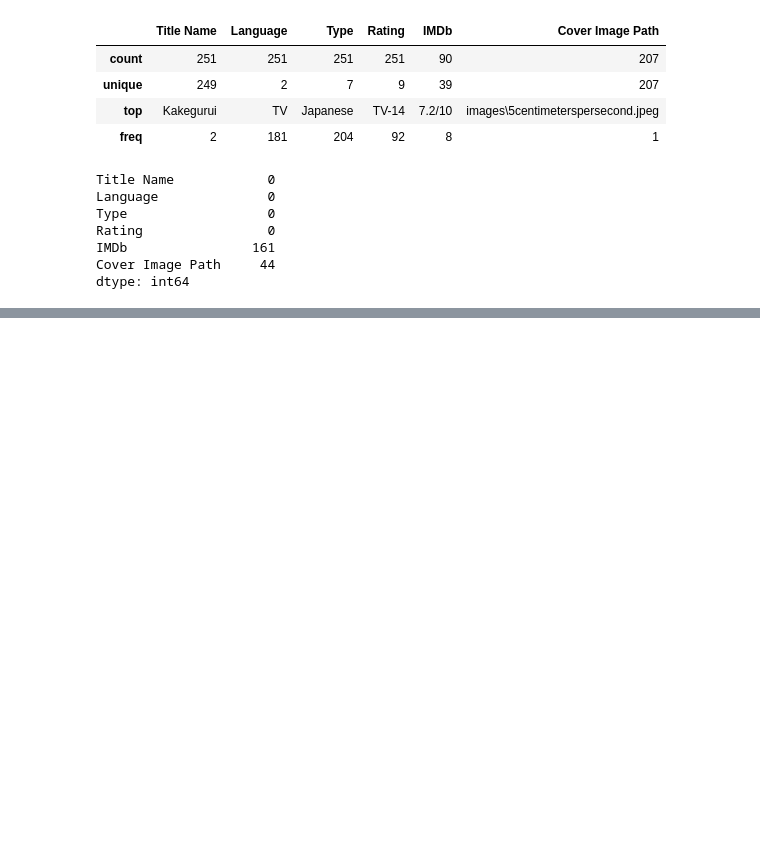
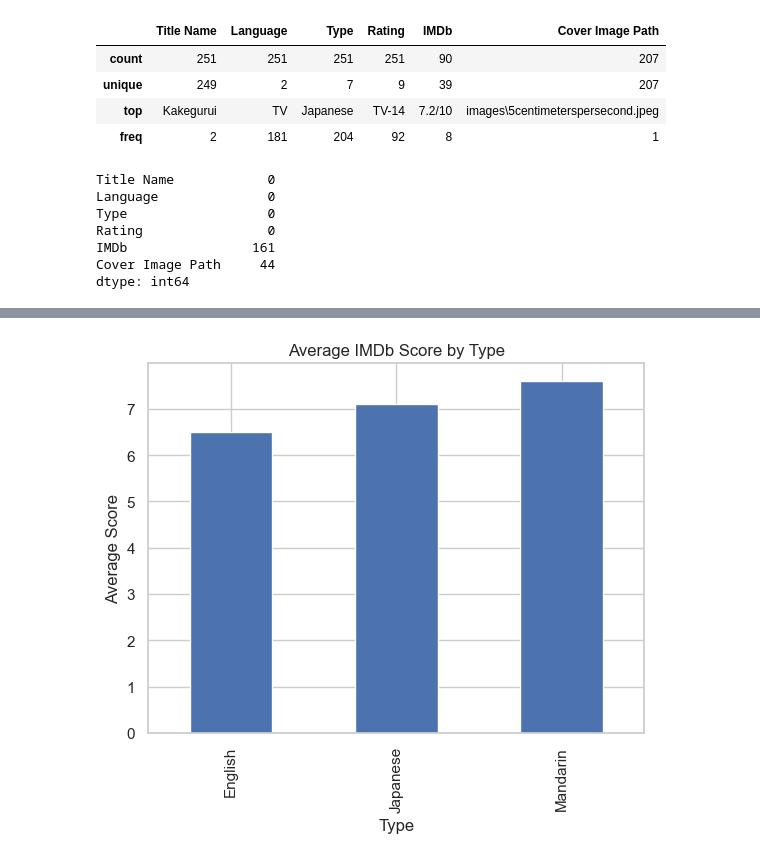
Before and after one commit to charithamoka/netflix-anime-project, a Jupyter notebook: notebooks/netflix_anime_eda.ipynb, the cells around one changed output, grey strips where cells are left out. Cells and saved outputs as stored; diff of their text form; code cells hidden in the pictures; blank space fills up the shorter version.

```diff
--- a/notebooks/netflix_anime_eda.ipynb
+++ b/notebooks/netflix_anime_eda.ipynb
@@ -292,0 +340,7 @@ anime_df_with_images= anime_df.drop(subset=['Cover Image Path'])
+# %%
+anime_df_clean.groupby("Type")["imdb_score"].mean().plot(kind="bar")
+plt.title("Average IMDb Score by Type")
+plt.ylabel("Average Score")
+plt.show()
+# %% [output]
+[figure, added]
```
Also changed, not shown: parts of 8 cells of this notebook.
